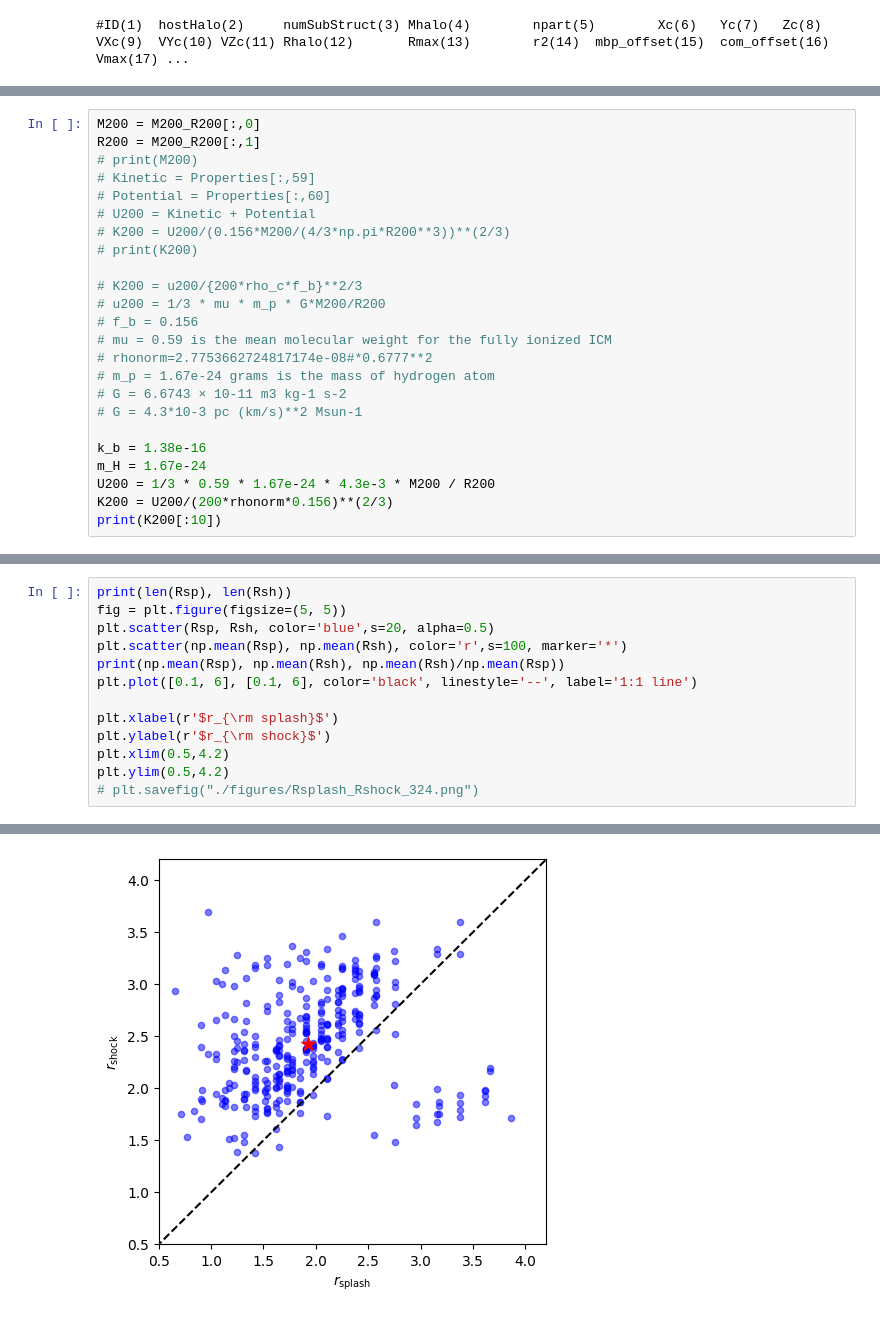
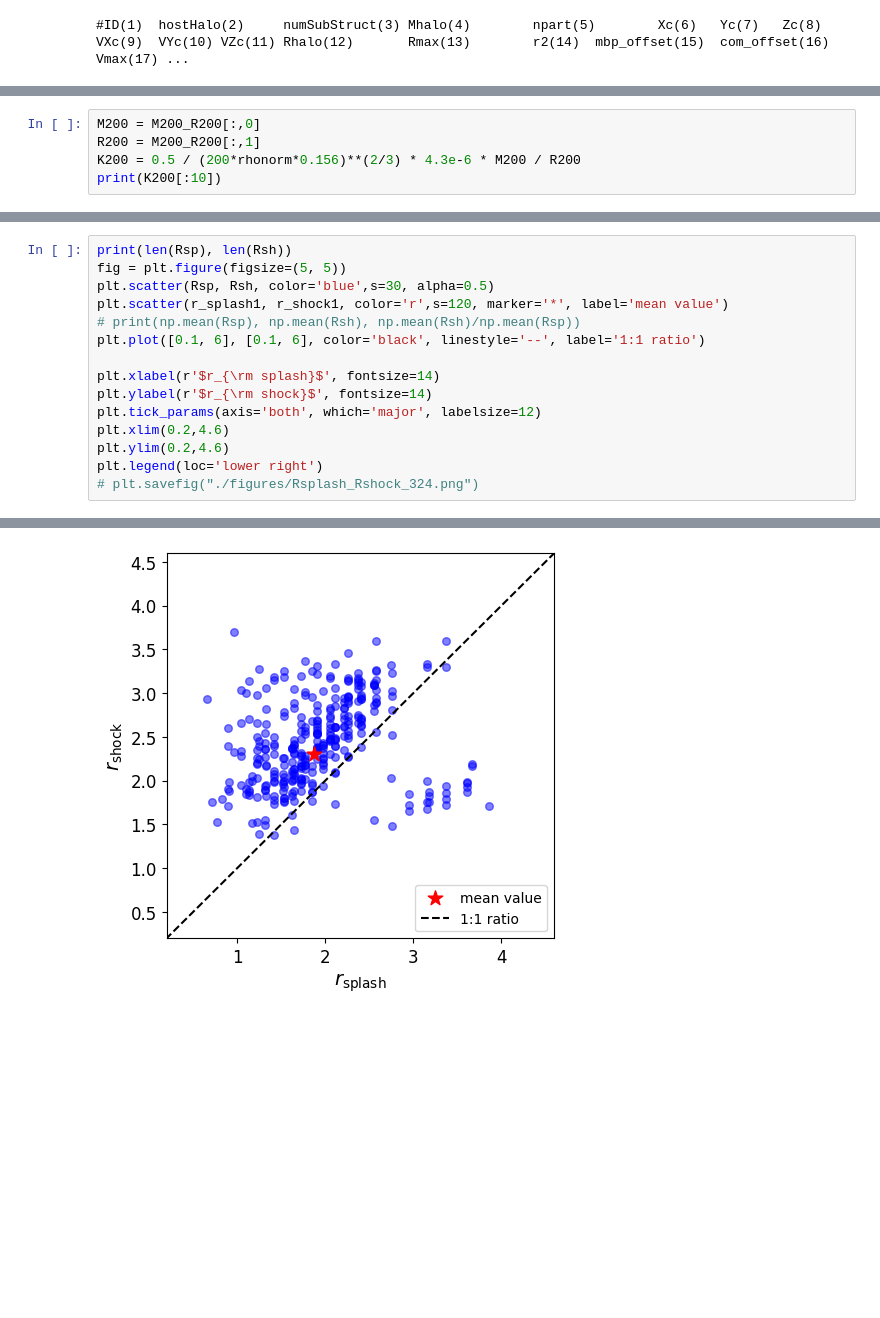
Before and after one commit to ZhangMing-1995/AnalysisTools, a Jupyter notebook: Shock_Radius/TheThreeHundred_plot.ipynb, the cells around one changed output, grey strips where cells are left out. Saved outputs shown, nothing was run; the diff lists cells and outputs as text; blank space fills up the shorter version.

```diff
--- a/Shock_Radius/TheThreeHundred_plot.ipynb
+++ b/Shock_Radius/TheThreeHundred_plot.ipynb
@@ -105,25 +134,6 @@ ax2.set_ylim(-6.8,3)
 # %%
 M200 = M200_R200[:,0]
 R200 = M200_R200[:,1]
-# print(M200)
-# Kinetic = Properties[:,59]
-# Potential = Properties[:,60]
-# U200 = Kinetic + Potential
-# K200 = U200/(0.156*M200/(4/3*np.pi*R200**3))**(2/3)
-# print(K200)
-
-# K200 = u200/{200*rho_c*f_b}**2/3
-# u200 = 1/3 * mu * m_p * G*M200/R200
-# f_b = 0.156
-# mu = 0.59 is the mean molecular weight for the fully ionized ICM
-# rhonorm=2.7753662724817174e-08#*0.6777**2
-# m_p = 1.67e-24 grams is the mass of hydrogen atom
-# G = 6.6743 × 10-11 m3 kg-1 s-2
-# G = 4.3*10-3 pc (km/s)**2 Msun-1
-
-k_b = 1.38e-16
-m_H = 1.67e-24
-U200 = 1/3 * 0.59 * 1.67e-24 * 4.3e-3 * M200 / R200
-K200 = U200/(200*rhonorm*0.156)**(2/3)
+K200 = 0.5 / (200*rhonorm*0.156)**(2/3) * 4.3e-6 * M200 / R200
 print(K200[:10])
 # %% [output]
@@ -221,15 +253,17 @@ ax2.set_ylim(-6,3.5)
 # %%
 print(len(Rsp), len(Rsh))
 fig = plt.figure(figsize=(5, 5))
-plt.scatter(Rsp, Rsh, color='blue',s=20, alpha=0.5)
-plt.scatter(np.mean(Rsp), np.mean(Rsh), color='r',s=100, marker='*')
-print(np.mean(Rsp), np.mean(Rsh), np.mean(Rsh)/np.mean(Rsp))
-plt.plot([0.1, 6], [0.1, 6], color='black', linestyle='--', label='1:1 line')
+plt.scatter(Rsp, Rsh, color='blue',s=30, alpha=0.5)
+plt.scatter(r_splash1, r_shock1, color='r',s=120, marker='*', label='mean value')
+# print(np.mean(Rsp), np.mean(Rsh), np.mean(Rsh)/np.mean(Rsp))
+plt.plot([0.1, 6], [0.1, 6], color='black', linestyle='--', label='1:1 ratio')
 
-plt.xlabel(r'$r_{\rm splash}$')
-plt.ylabel(r'$r_{\rm shock}$')
-plt.xlim(0.5,4.2)
-plt.ylim(0.5,4.2)
+plt.xlabel(r'$r_{\rm splash}$', fontsize=14)
+plt.ylabel(r'$r_{\rm shock}$', fontsize=14)
+plt.tick_params(axis='both', which='major', labelsize=12)
+plt.xlim(0.2,4.6)
+plt.ylim(0.2,4.6)
+plt.legend(loc='lower right')
 # plt.savefig("./figures/Rsplash_Rshock_324.png")
 # %% [output]
 324 324
@@ -238,4 +271,4 @@ plt.ylim(0.5,4.2)
-[figure, old version]
+[figure, new version]
 # %%
 M200 = M200_R200[:,0]
 fig = plt.figure(figsize=(5, 5))
```
Also changed, not shown: parts of 14 cells of this notebook.
